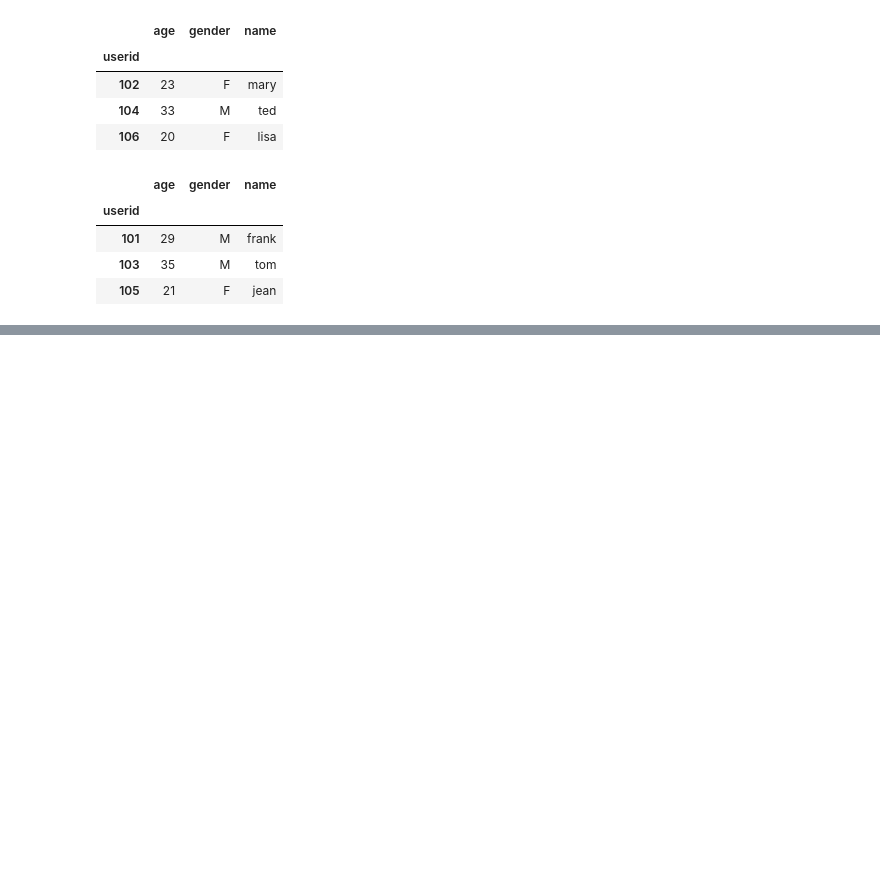
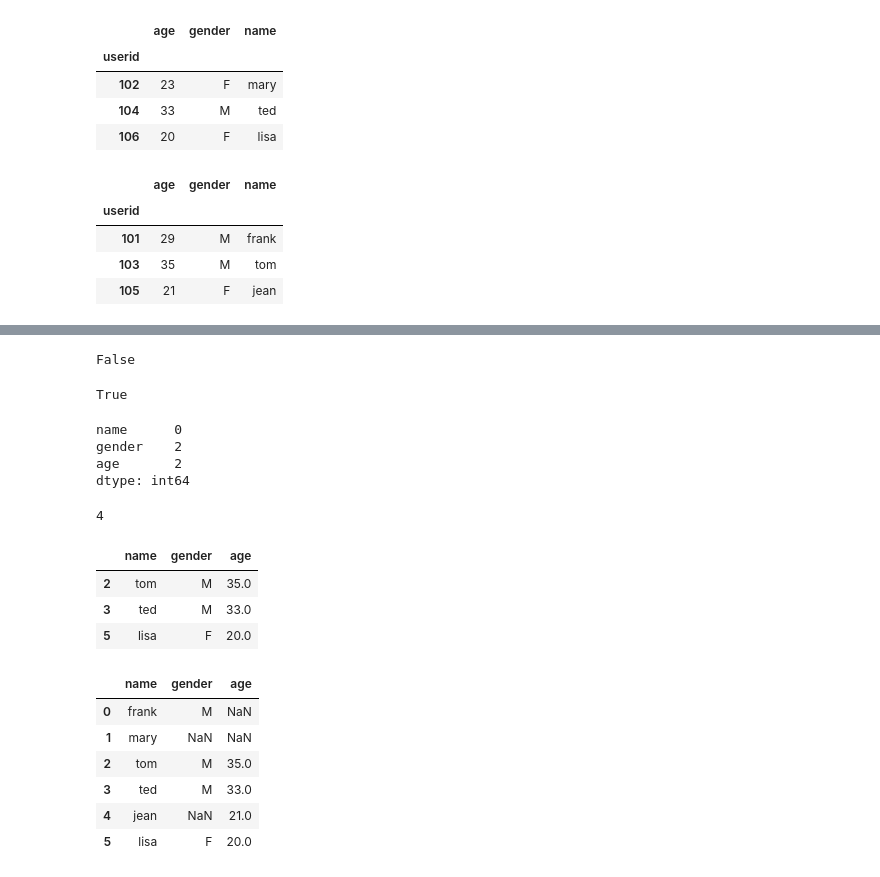
Before and after one commit to ywchiu/tibamepy, a Jupyter notebook: Demo20180422.ipynb, the cells around one changed output, grey strips where cells are left out. Drawn from its saved outputs; the diff is of its cells as text; code cells hidden in the pictures; blank space fills up the shorter version.

Commit message:
missing value

```diff
--- a/Demo20180422.ipynb
+++ b/Demo20180422.ipynb
@@ -797,0 +877,39 @@ df.loc[[101,103,105]]
+# %%
+df['name'].isnull().values.any()
+# %% [output]
+False
+# %%
+df.isnull().values.any()
+# %% [output]
+True
+# %%
+df.isnull().sum()
+# %% [output]
+name      0
+gender    2
+age       2
+dtype: int64
+# %%
+df.isnull().sum().sum()
+# %% [output]
+4
+# %%
+df.dropna()
+
+# df = df.dropna()
+# df.dropna(inplace=True)
+# %% [output]
+|  | name | gender | age |
+| 2 | tom | M | 35.0 |
+| 3 | ted | M | 33.0 |
+| 5 | lisa | F | 20.0 |
+# %%
+df.dropna(how = 'all')
+# %% [output]
+|  | name | gender | age |
+| 0 | frank | M | NaN |
+| 1 | mary | NaN | NaN |
+| 2 | tom | M | 35.0 |
+| 3 | ted | M | 33.0 |
+| 4 | jean | NaN | 21.0 |
+| 5 | lisa | F | 20.0 |
```
Also changed, not shown: parts of 23 cells of this notebook.
